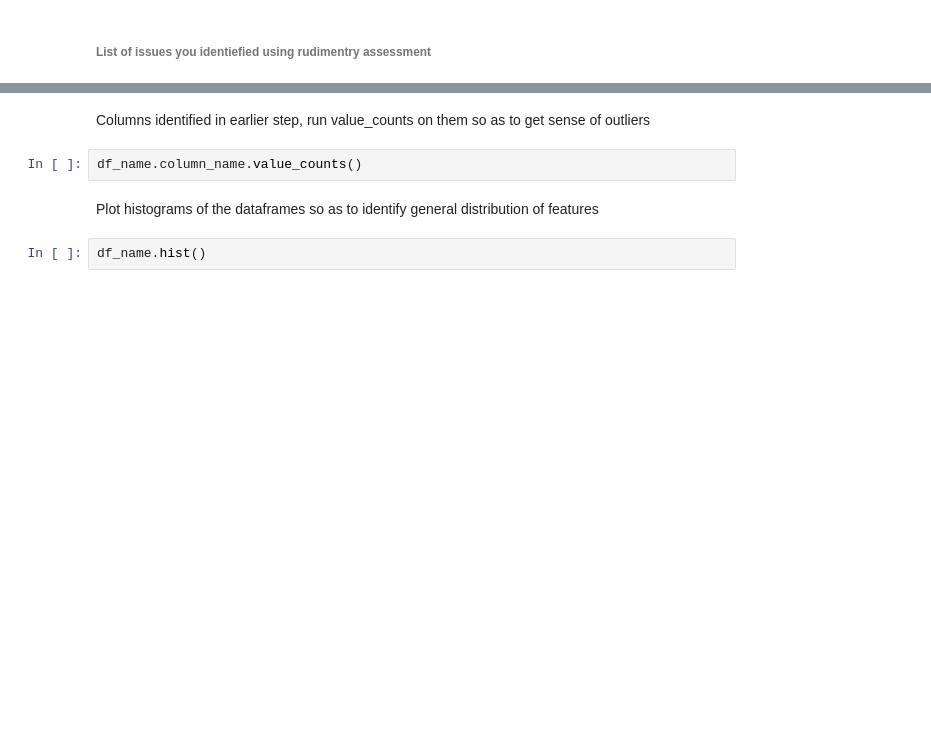
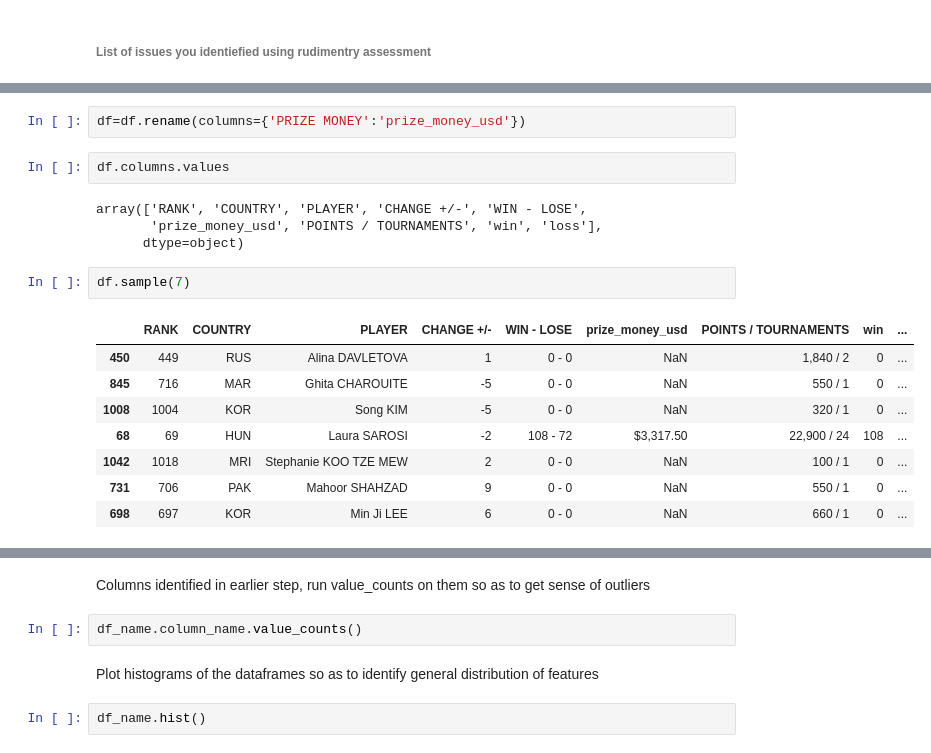
Before and after one commit to sdaphtardar/bwf-data, a Jupyter notebook: Data_Analysis_BWF-data.ipynb, the cells around one changed output, grey strips where cells are left out. Saved outputs shown, nothing was run; the diff lists cells and outputs as text; blank space fills up the shorter version.

```diff
--- a/Data_Analysis_BWF-data.ipynb
+++ b/Data_Analysis_BWF-data.ipynb
@@ -75,0 +342,19 @@ df_name.corr()
+# %%
+df=df.rename(columns={'PRIZE MONEY':'prize_money_usd'})
+# %%
+df.columns.values
+# %% [output]
+array(['RANK', 'COUNTRY', 'PLAYER', 'CHANGE +/-', 'WIN - LOSE',
+       'prize_money_usd', 'POINTS / TOURNAMENTS', 'win', 'loss'],
+      dtype=object)
+# %%
+df.sample(7)
+# %% [output]
+|  | RANK | COUNTRY | PLAYER | CHANGE +/- | WIN - LOSE | prize_money_usd | POINTS / TOURNAMENTS | win | ... |
+| 450 | 449 | RUS | Alina DAVLETOVA | 1 | 0 - 0 | NaN | 1,840 / 2 | 0 | ... |
+| 845 | 716 | MAR | Ghita CHAROUITE | -5 | 0 - 0 | NaN | 550 / 1 | 0 | ... |
+| 1008 | 1004 | KOR | Song KIM | -5 | 0 - 0 | NaN | 320 / 1 | 0 | ... |
+| 68 | 69 | HUN | Laura SAROSI | -2 | 108 - 72 | $3,317.50 | 22,900 / 24 | 108 | ... |
+| 1042 | 1018 | MRI | Stephanie KOO TZE MEW | 2 | 0 - 0 | NaN | 100 / 1 | 0 | ... |
+| 731 | 706 | PAK | Mahoor SHAHZAD | 9 | 0 - 0 | NaN | 550 / 1 | 0 | ... |
+| 698 | 697 | KOR | Min Ji LEE | 6 | 0 - 0 | NaN | 660 / 1 | 0 | ... |
```
Also changed, not shown: parts of 99 cells of this notebook.
